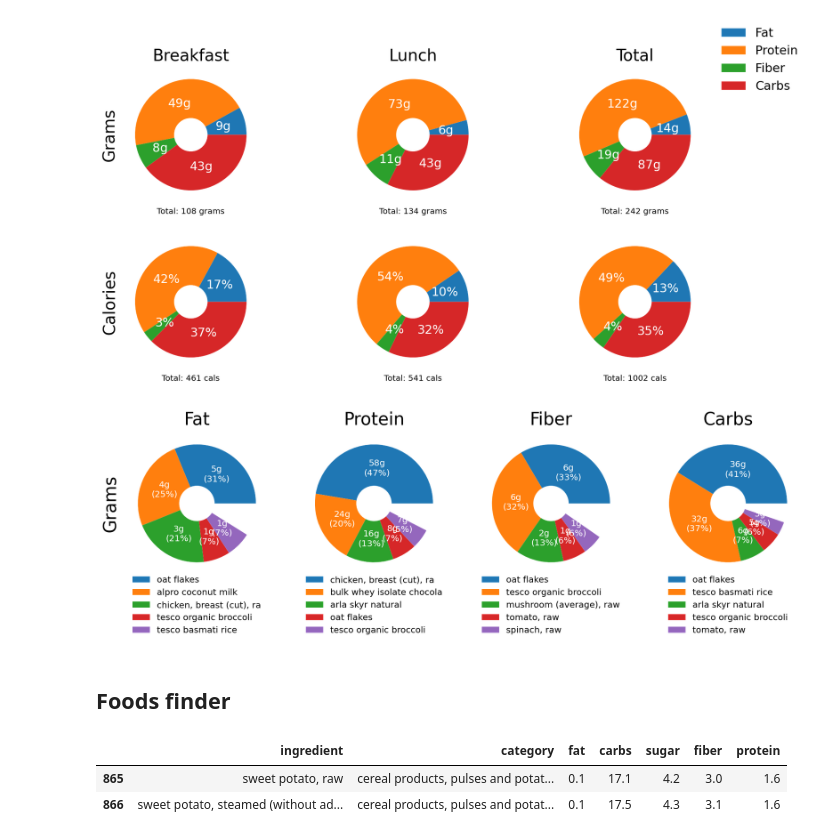
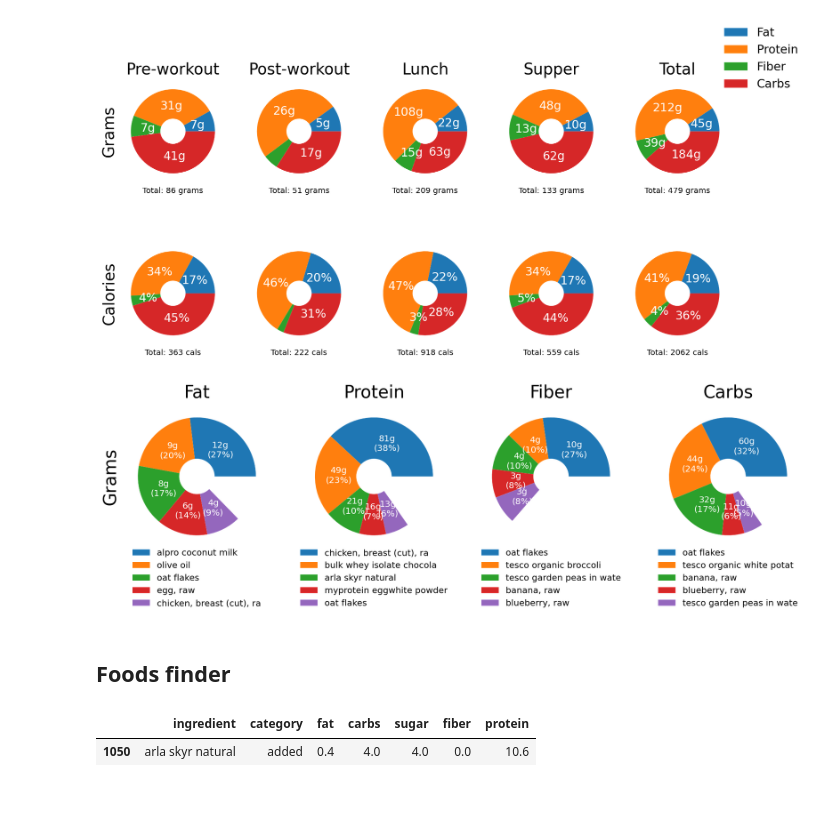
Before and after one commit to fabiangunzinger/food-tracker, a Jupyter notebook: dashboard.ipynb, the cells around one changed output. Saved outputs shown, nothing was run; the diff lists cells and outputs as text; code cells hidden in the pictures; blank space fills up the shorter version.

```diff
--- a/dashboard.ipynb
+++ b/dashboard.ipynb
@@ -18,17 +18,16 @@ from foods.dashboard import (
 
 foods = read_database()
 # %%
-meal_data = make_data(meals.aug22_2021, foods)
+meal_data = make_data(meals.sep1_2021, foods)
 meal_plots(meal_data)
 nuts_plots(meal_data)
 # %% [output]
-[figure, old version]
+[figure, new version]
-[figure, old version]
+[figure, new version]
 # %% [markdown]
 ## Foods finder
 # %%
-find_item('sweet po', foods)
+find_item('skyr', foods)
 # %% [output]
 |  | ingredient | category | fat | carbs | sugar | fiber | protein |
-| 865 | sweet potato, raw | cereal products, pulses and potat... | 0.1 | 17.1 | 4.2 | 3.0 | 1.6 |
-| 866 | sweet potato, steamed (without ad... | cereal products, pulses and potat... | 0.1 | 17.5 | 4.3 | 3.1 | 1.6 |
+| 1050 | arla skyr natural | added | 0.4 | 4.0 | 4.0 | 0.0 | 10.6 |
```
Also changed, not shown: 2 other files.
